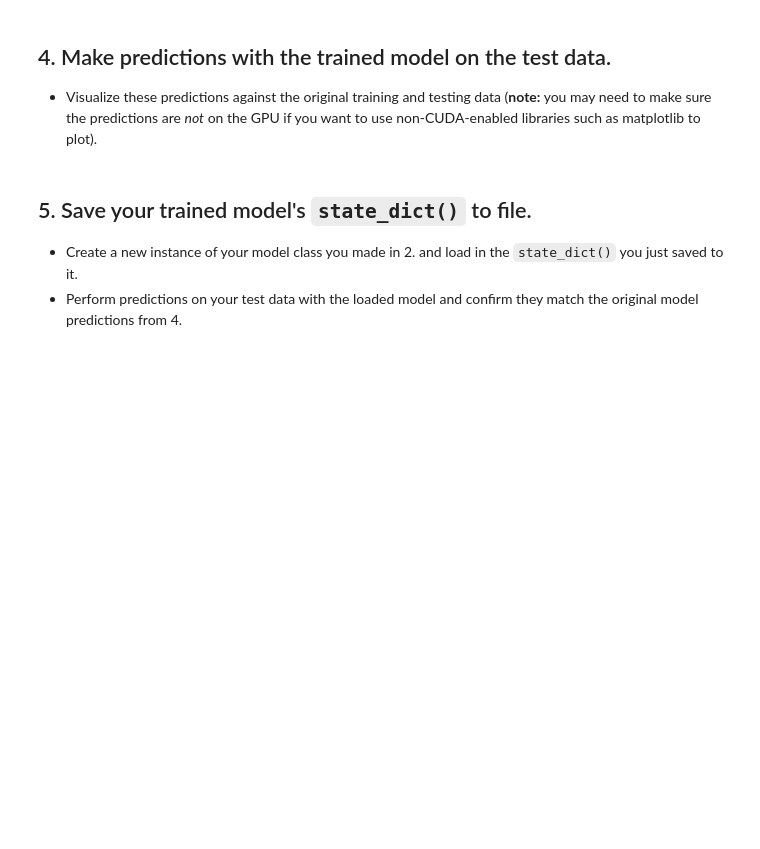
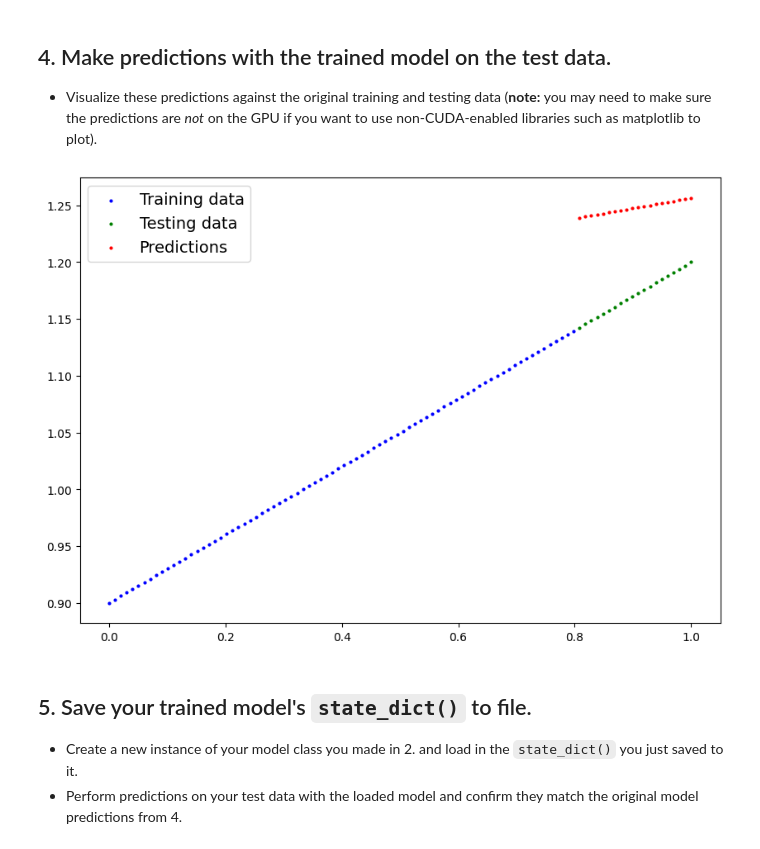
Before and after one commit to jeannieshe/ml-intuition, a Jupyter notebook: learn-pytorch/01_pytorch_workflow_exercises.ipynb, the cells around one changed output. Drawn from its saved outputs; the diff is of its cells as text; code cells hidden in the pictures; blank space fills up the shorter version.

```diff
--- a/learn-pytorch/01_pytorch_workflow_exercises.ipynb
+++ b/learn-pytorch/01_pytorch_workflow_exercises.ipynb
@@ -139,45 +139,51 @@ LinearRegModel()
 # %%
 # Create the loss function and optimizer
 lr = 0.01
+
+loss_fn = nn.L1Loss()
+optimizer = torch.optim.SGD(params=model_0.parameters(), lr=lr)
 # %%
 # Training loop
 
-
 # Train model for 300 epochs
-
+epochs = 300
 
 # Send data to target device
-
+X_train = X_train.to(device)
+y_train = y_train.to(device)
+X_test = X_test.to(device)
+y_test = y_test.to(device)
 
 for epoch in range(epochs):
   ### Training
 
   # Put model in train mode
-
+  # set model to training mode
+  model_0.train()
 
   # 1. Forward pass
-
+  y_hat_train = model_0(X_train)
 
   # 2. Calculate loss
-
+  loss = loss_fn(y_train, y_hat_train)
 
   # 3. Zero gradients
-
+  optimizer.zero_grad()
 
   # 4. Backpropagation
-
+  loss.backward()
 
   # 5. Step the optimizer
-
+  optimizer.step()
 
   ### Perform testing every 20 epochs
   if epoch % 20 == 0:
 
     # Put model in evaluation mode and setup inference context
-
+    model_0.eval()
       # 1. Forward pass
-
-      # 2. Calculate test loss
-
-      # Print out what's happening
-      print(f"Epoch: {epoch} | Train loss: {loss:.3f} | Test loss: {test_loss:.3f}")
+    y_hat_test = model_0(X_test)
+    # 2. Calculate test loss
+    test_loss = loss_fn(y_test, y_hat_test)
+    # Print out what's happening
+    print(f"Epoch: {epoch} | Train loss: {loss:.3f} | Test loss: {test_loss:.3f}")
@@ -186,8 +208,15 @@ for epoch in range(epochs):
   * Visualize these predictions against the original training and testing data (**note:** you may need to make sure the predictions are *not* on the GPU if you want to use non-CUDA-enabled libraries such as matplotlib to plot).
 # %%
 # Make predictions with the model
+model_0.eval()
+
+with torch.inference_mode():
+    y_hat_test = model_0(y_test)
 # %%
 # Plot the predictions (these may need to be on a specific device)
+plot_predictions(predictions=y_hat_test.cpu())
+# %% [output]
+[figure, added]
 # %% [markdown]
 ## 5. Save your trained model's `state_dict()` to file.
   * Create a new instance of your model class you made in 2. and load in the `state_dict()` you just saved to it.
```
Also changed, not shown: parts of 6 cells of this notebook, 6 other files.
